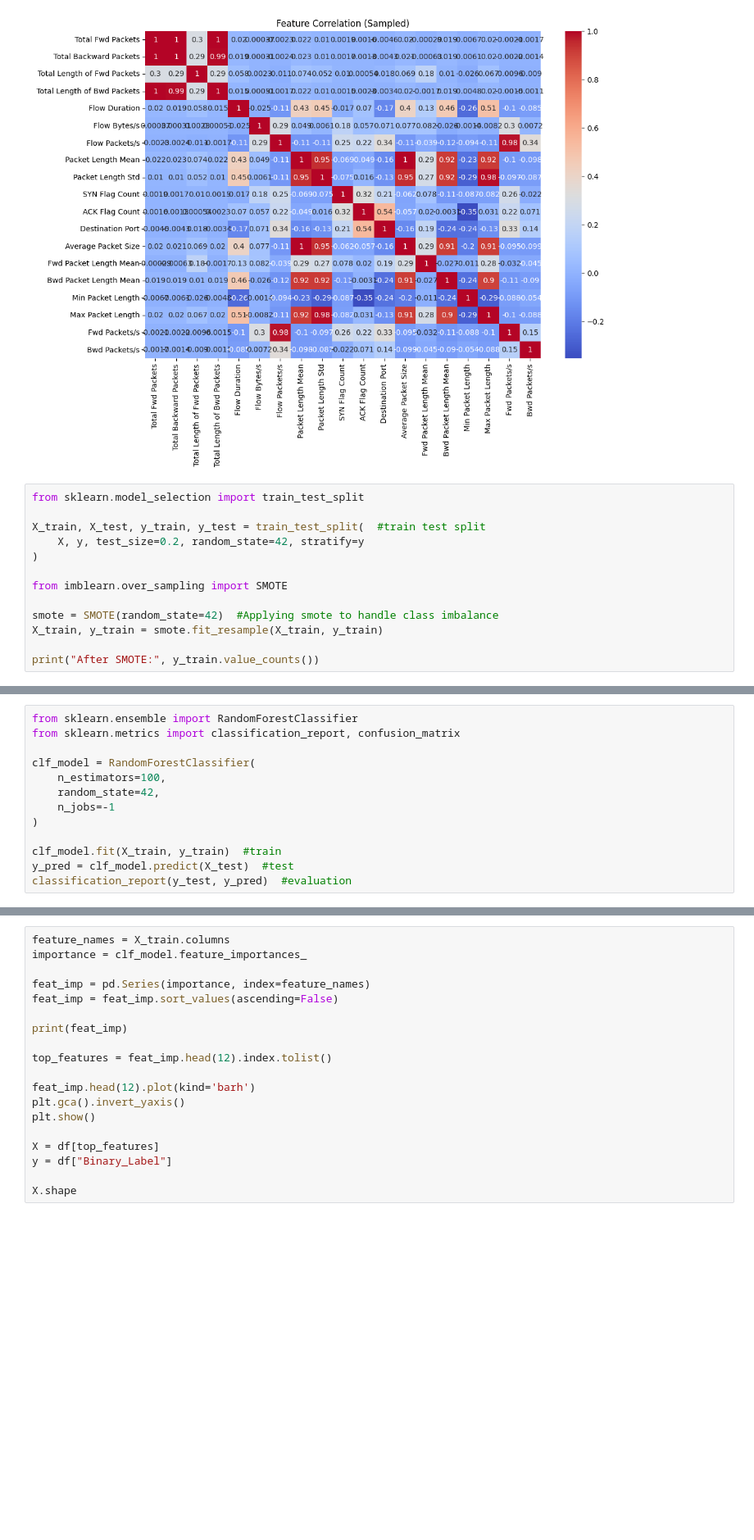
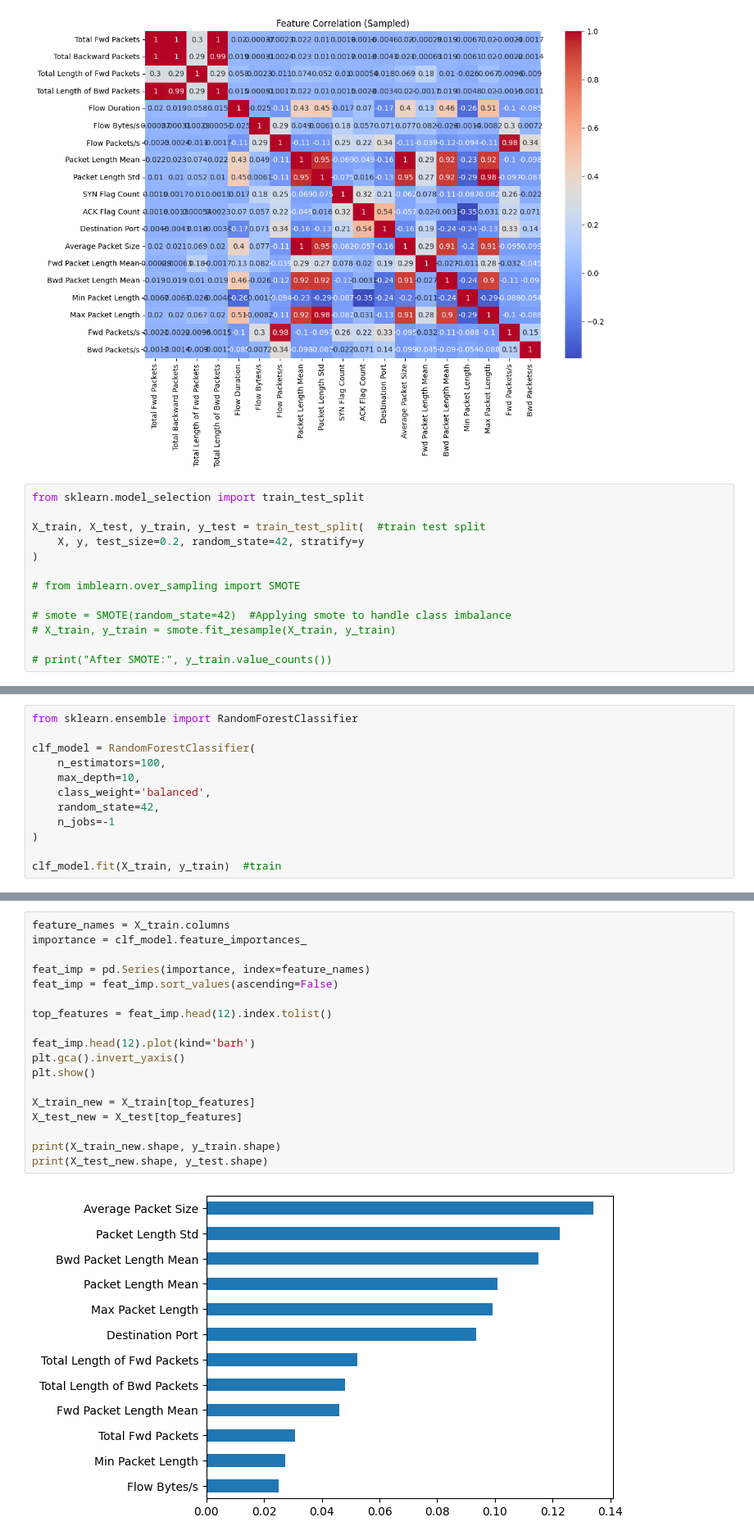
Before and after one commit to akanksha-dev9/Intrusion-Detection-System, a Jupyter notebook: src/train.ipynb, the cells around one changed output, grey strips where cells are left out. Shown at 82% size. Cells and saved outputs as stored; diff of their text form; blank space fills up the shorter version.

```diff
--- a/src/train.ipynb
+++ b/src/train.ipynb
@@ -127,9 +127,9 @@ X_train, X_test, y_train, y_test = train_test_split(  #train test split
     X, y, test_size=0.2, random_state=42, stratify=y
 )
 
-from imblearn.over_sampling import SMOTE
+# from imblearn.over_sampling import SMOTE
 
-smote = SMOTE(random_state=42)  #Applying smote to handle class imbalance
-X_train, y_train = smote.fit_resample(X_train, y_train)
+# smote = SMOTE(random_state=42)  #Applying smote to handle class imbalance
+# X_train, y_train = smote.fit_resample(X_train, y_train)
 
-print("After SMOTE:", y_train.value_counts())
+# print("After SMOTE:", y_train.value_counts())
@@ -141,14 +136,13 @@ Name: count, dtype: int64
 # %%
 from sklearn.ensemble import RandomForestClassifier
-from sklearn.metrics import classification_report, confusion_matrix
 
 clf_model = RandomForestClassifier(
     n_estimators=100,
+    max_depth=10,
+    class_weight='balanced',
     random_state=42,
     n_jobs=-1
 )
 
 clf_model.fit(X_train, y_train)  #train
-y_pred = clf_model.predict(X_test)  #test
-classification_report(y_test, y_pred)  #evaluation
 # %% [output]
@@ -156,20 +151,20 @@ classification_report(y_test, y_pred)  #evaluation
 # %%
 feature_names = X_train.columns
 importance = clf_model.feature_importances_
 
 feat_imp = pd.Series(importance, index=feature_names)
 feat_imp = feat_imp.sort_values(ascending=False)
 
-print(feat_imp)
-
 top_features = feat_imp.head(12).index.tolist()
 
 feat_imp.head(12).plot(kind='barh')
 plt.gca().invert_yaxis()
 plt.show()
 
-X = df[top_features]
-y = df["Binary_Label"]
+X_train_new = X_train[top_features]
+X_test_new = X_test[top_features]
 
-X.shape
+print(X_train_new.shape, y_train.shape)
+print(X_test_new.shape, y_test.shape)
 # %% [output]
+[figure, new version]
```
Also changed, not shown: parts of 19 cells of this notebook, 2 other files.
